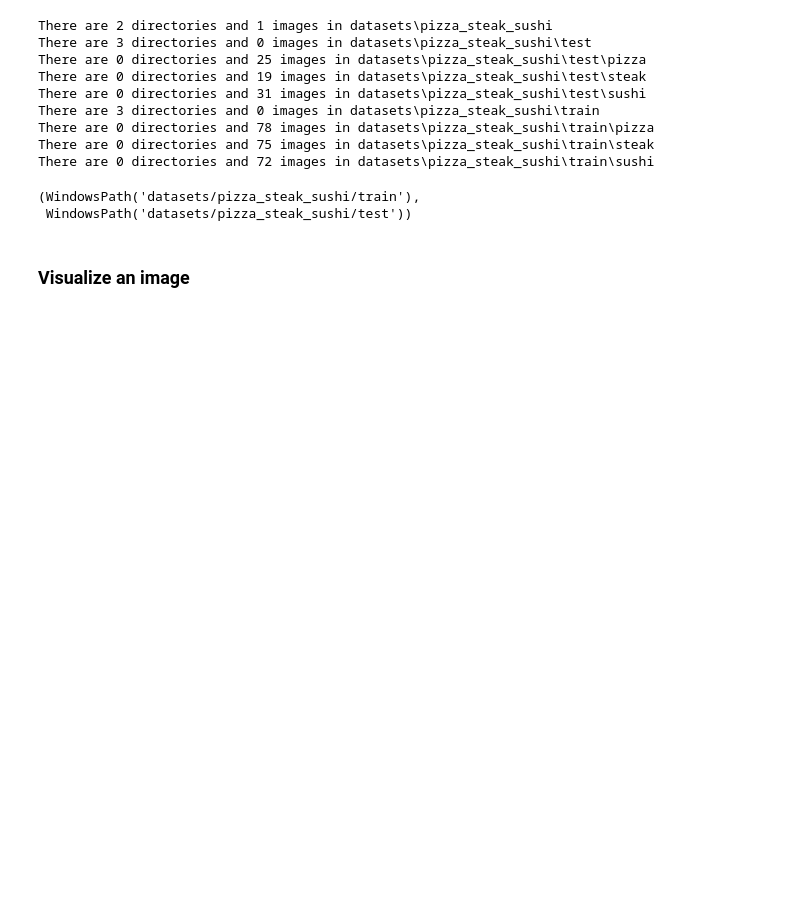
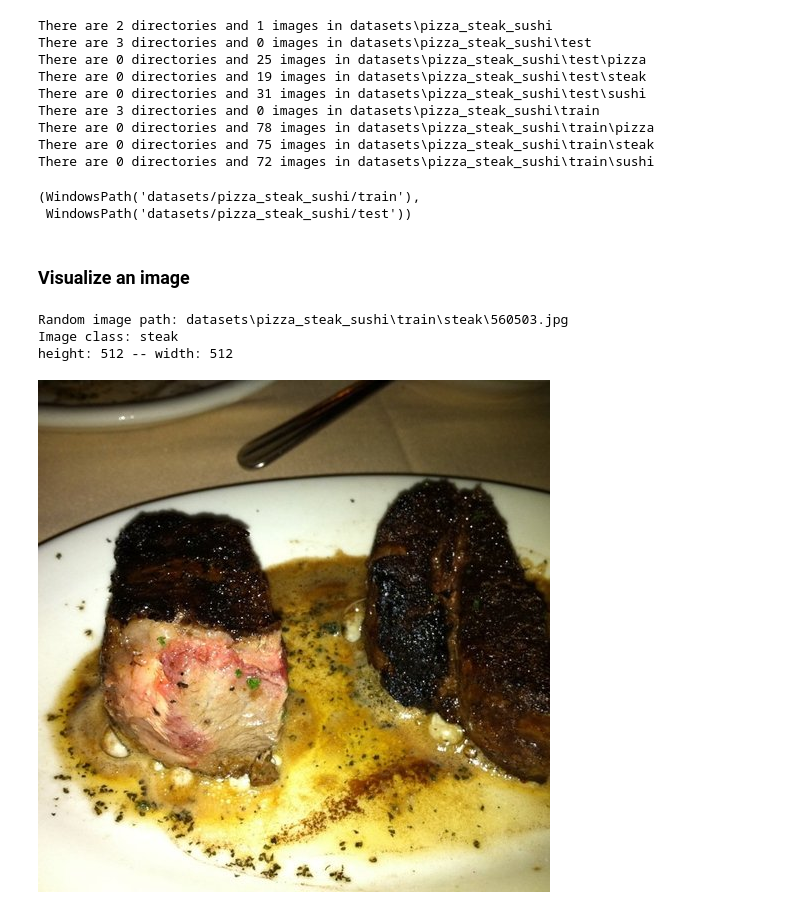
Before and after one commit to MuhammadAbuBakarQureshi/Machine-Learning, a Jupyter notebook: PyTorch/10-PyTorch-Custom-Datasets.ipynb, the cells around one changed output. Drawn from its saved outputs; the diff is of its cells as text; code cells hidden in the pictures; blank space fills up the shorter version.

```diff
--- a/PyTorch/10-PyTorch-Custom-Datasets.ipynb
+++ b/PyTorch/10-PyTorch-Custom-Datasets.ipynb
@@ -75,3 +86,20 @@ train_dir, test_dir
  WindowsPath('datasets/pizza_steak_sushi/test'))
 # %% [markdown]
 ### Visualize an image
+# %%
+image_path_list = list(image_path.glob("*/*/*.jpg"))
+random_image_path = random.choice(image_path_list)
+random_image_path
+
+image_class = random_image_path.parent.stem
+
+img = Image.open(random_image_path)
+print(f"Random image path: {random_image_path}")
+print(f"Image class: {image_class}")
+print(f"height: {img.height} -- width: {img.width}")
+img
+# %% [output]
+Random image path: datasets\pizza_steak_sushi\train\steak\560503.jpg
+Image class: steak
+height: 512 -- width: 512
+[figure, added]
```
Also changed, not shown: parts of 7 cells of this notebook.
